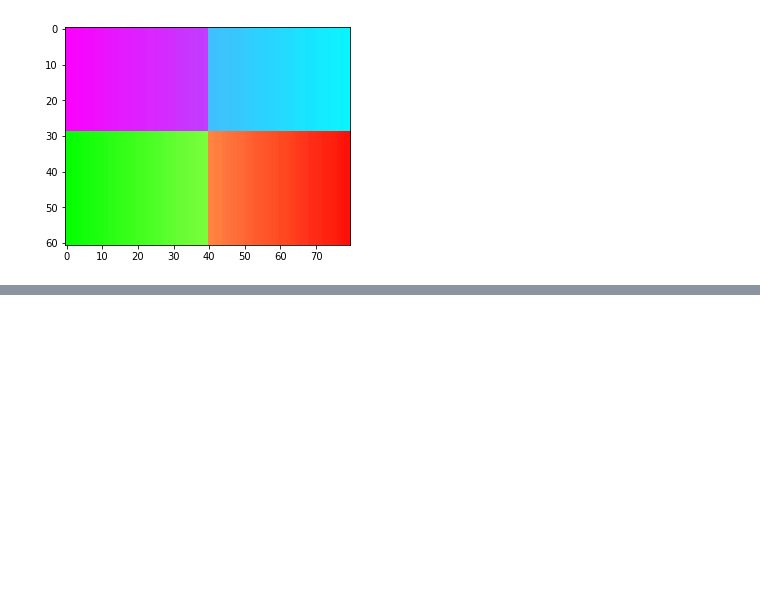
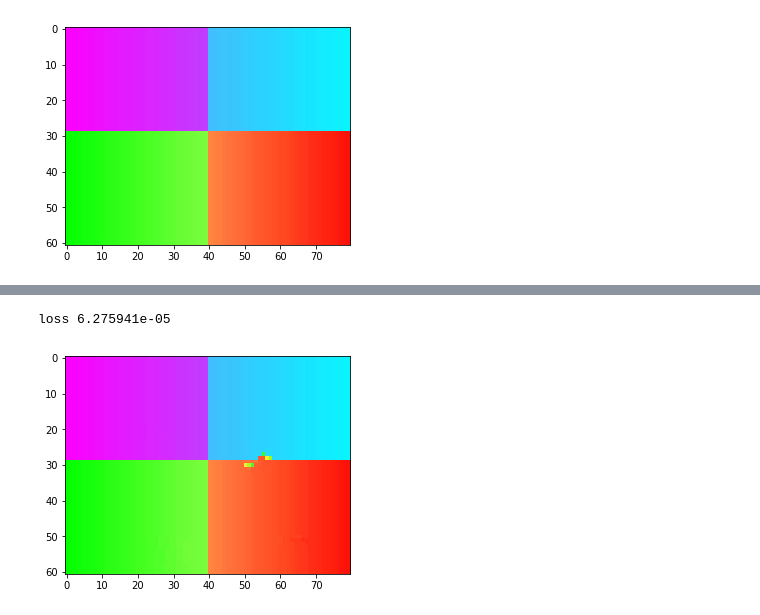
Before and after one commit to keyber/ARF, a Jupyter notebook: projet/BEROUKHIM_Keyvan_projet.ipynb, the cells around one changed output, grey strips where cells are left out. Drawn from its saved outputs; the diff is of its cells as text; code cells hidden in the pictures; blank space fills up the shorter version.

```diff
--- a/projet/BEROUKHIM_Keyvan_projet.ipynb
+++ b/projet/BEROUKHIM_Keyvan_projet.ipynb
@@ -95,12 +95,6 @@ for r in rectangles:
     bruitee = delete_rec(bruitee,r)
 print("nb à reconstruire", sum(r[2]*r[3] for r in rectangles))
 print_im(bruitee)
-for i, r in enumerate(rectangles):
-    print(i, "/", len(rectangles))
-    undo_rect(bruitee,r, w=3, alpha=.01)
-print_im(bruitee)
-print("loss", np.mean(np.power(im - bruitee, 2)))
-plt.show()
 # %% [output]
 Clipping input data to the valid range for imshow with RGB data ([0..1] for floats or [0..255] for integers).
 nb à reconstruire 242
@@ -115,0 +102,7 @@ loss 0.00023898356
+# %%
+reconstruite = bruitee.copy()
+for r in rectangles:
+    undo_rect(reconstruite, r, w=3, alpha=.01, max_iter=10000)
+print_im(reconstruite)
+print("loss", np.mean(np.power(im - reconstruite, 2)))
+plt.show()
@@ -115,0 +116,10 @@ loss 0.00023898356
+# %%
+reconstruite = bruitee.copy()
+for r in rectangles:
+    undo_rect(reconstruite, r, w=3, alpha=.01, max_iter=10000, threshOS=.01)
+print_im(reconstruite)
+print("loss", np.mean(np.power(im - reconstruite, 2)))
+plt.show()
+# %% [output]
+loss 6.275941e-05
+[figure, added]
```
Also changed, not shown: parts of 9 cells of this notebook, 3 other files.
